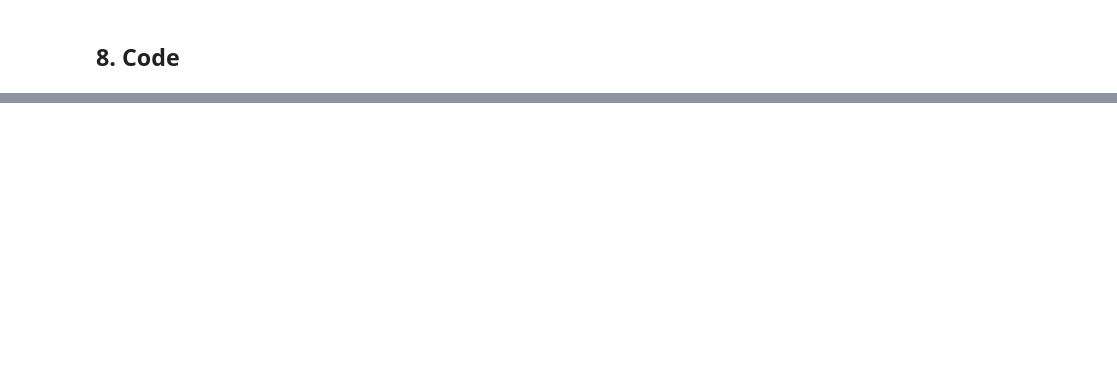
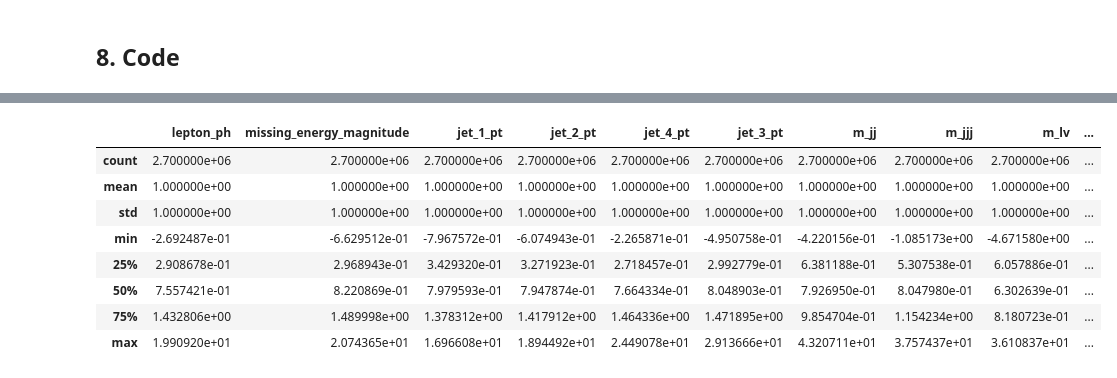
Before and after one commit to warnost/QTW, a Jupyter notebook: Higgs Boson Case Study/Code/Week 12.ipynb, the cells around one changed output, grey strips where cells are left out. Drawn from its saved outputs; the diff is of its cells as text; code cells hidden in the pictures; blank space fills up the shorter version.

```diff
--- a/Higgs Boson Case Study/Code/Week 12.ipynb
+++ b/Higgs Boson Case Study/Code/Week 12.ipynb
@@ -108,0 +132,6 @@ Tensorflow is much newer than the Theano library used in the original paper. Met
+# %%
+# add column names
+df.columns =['target', 'lepton_ph', 'lepton_eta', 'lepton_phi','missing_energy_magnitude','missing_energy_phi',
+             'jet_1_pt','jet_1_eta','jet_1_phi','jet_1_btag','jet_2_pt','jet_2_eta','jet_2_phi','jet_2_btag',
+             'jet_3_pt','jet_3_eta','jet_3_phi','jet_3_btag','jet_4_pt','jet_4_eta','jet_4_phi','jet_4_btag',
+             'm_jj','m_jjj','m_lv','m_jlv','m_bb','m_wbb','m_wwbb']
@@ -108,0 +172,3 @@ Tensorflow is much newer than the Theano library used in the original paper. Met
+# %%
+# subsample the data, 2.6million records for train and 100k for test
+train = df.sample(n=2700000, random_state=123)
@@ -108,0 +177,4 @@ Tensorflow is much newer than the Theano library used in the original paper. Met
+# %%
+#figure out which columns have values strictly greater than 0, for scaler purposes
+pd.set_option("display.max_rows", 500, "display.max_columns", None)
+df.describe()
@@ -108,0 +191,40 @@ Tensorflow is much newer than the Theano library used in the original paper. Met
+# %%
+# split out target and explanatory variables
+y = train['target']
+pre_X = train.loc[:, df.columns != 'target']
+# %%
+# scale the data
+from sklearn.preprocessing import StandardScaler
+
+#NOT strictly greater than 0 columns:
+not_greater_than_0 = ['lepton_eta','lepton_phi','missing_energy_phi','jet_1_eta','jet_1_phi','jet_1_btag',
+                      'jet_2_eta','jet_2_phi','jet_2_btag','jet_3_eta','jet_3_phi','jet_3_btag','jet_4_eta',
+                      'jet_4_phi','jet_4_btag']
+
+# strictly greater than 0 columns:
+greater_than_0 = ['lepton_ph','missing_energy_magnitude','jet_1_pt','jet_2_pt','jet_4_pt','jet_3_pt','m_jj','m_jjj','m_lv',
+                  'm_jlv','m_bb','m_wbb','m_wwbb']
+
+
+# these columns scale where mean=0 and stdev=1
+to_scale1 = pre_X[not_greater_than_0]
+scaler = StandardScaler()
+scaled_train1 = scaler.fit_transform(to_scale1)
+scaled_train_df1 = pd.DataFrame(scaled_train1, columns=not_greater_than_0)
+
+# these columns scale where mean=1 and stdev=1
+to_scale2 = pre_X[greater_than_0]
+scaler = StandardScaler()
+scaled_train2 = scaler.fit_transform(to_scale2)
+scaled_train_df2 = pd.DataFrame(scaled_train2 + 1, columns=greater_than_0)
+scaled_train_df2.describe()
+# %% [output]
+|  | lepton_ph | missing_energy_magnitude | jet_1_pt | jet_2_pt | jet_4_pt | jet_3_pt | m_jj | m_jjj | m_lv | ... |
+| count | 2.700000e+06 | 2.700000e+06 | 2.700000e+06 | 2.700000e+06 | 2.700000e+06 | 2.700000e+06 | 2.700000e+06 | 2.700000e+06 | 2.700000e+06 | ... |
+| mean | 1.000000e+00 | 1.000000e+00 | 1.000000e+00 | 1.000000e+00 | 1.000000e+00 | 1.000000e+00 | 1.000000e+00 | 1.000000e+00 | 1.000000e+00 | ... |
+| std | 1.000000e+00 | 1.000000e+00 | 1.000000e+00 | 1.000000e+00 | 1.000000e+00 | 1.000000e+00 | 1.000000e+00 | 1.000000e+00 | 1.000000e+00 | ... |
+| min | -2.692487e-01 | -6.629512e-01 | -7.967572e-01 | -6.074943e-01 | -2.265871e-01 | -4.950758e-01 | -4.220156e-01 | -1.085173e+00 | -4.671580e+00 | ... |
+| 25% | 2.908678e-01 | 2.968943e-01 | 3.429320e-01 | 3.271923e-01 | 2.718457e-01 | 2.992779e-01 | 6.381188e-01 | 5.307538e-01 | 6.057886e-01 | ... |
+| 50% | 7.557421e-01 | 8.220869e-01 | 7.979593e-01 | 7.947874e-01 | 7.664334e-01 | 8.048903e-01 | 7.926950e-01 | 8.047980e-01 | 6.302639e-01 | ... |
+| 75% | 1.432806e+00 | 1.489998e+00 | 1.378312e+00 | 1.417912e+00 | 1.464336e+00 | 1.471895e+00 | 9.854704e-01 | 1.154234e+00 | 8.180723e-01 | ... |
+| max | 1.990920e+01 | 2.074365e+01 | 1.696608e+01 | 1.894492e+01 | 2.449078e+01 | 2.913666e+01 | 4.320711e+01 | 3.757437e+01 | 3.610837e+01 | ... |
```
Also changed, not shown: parts of 23 cells of this notebook.
